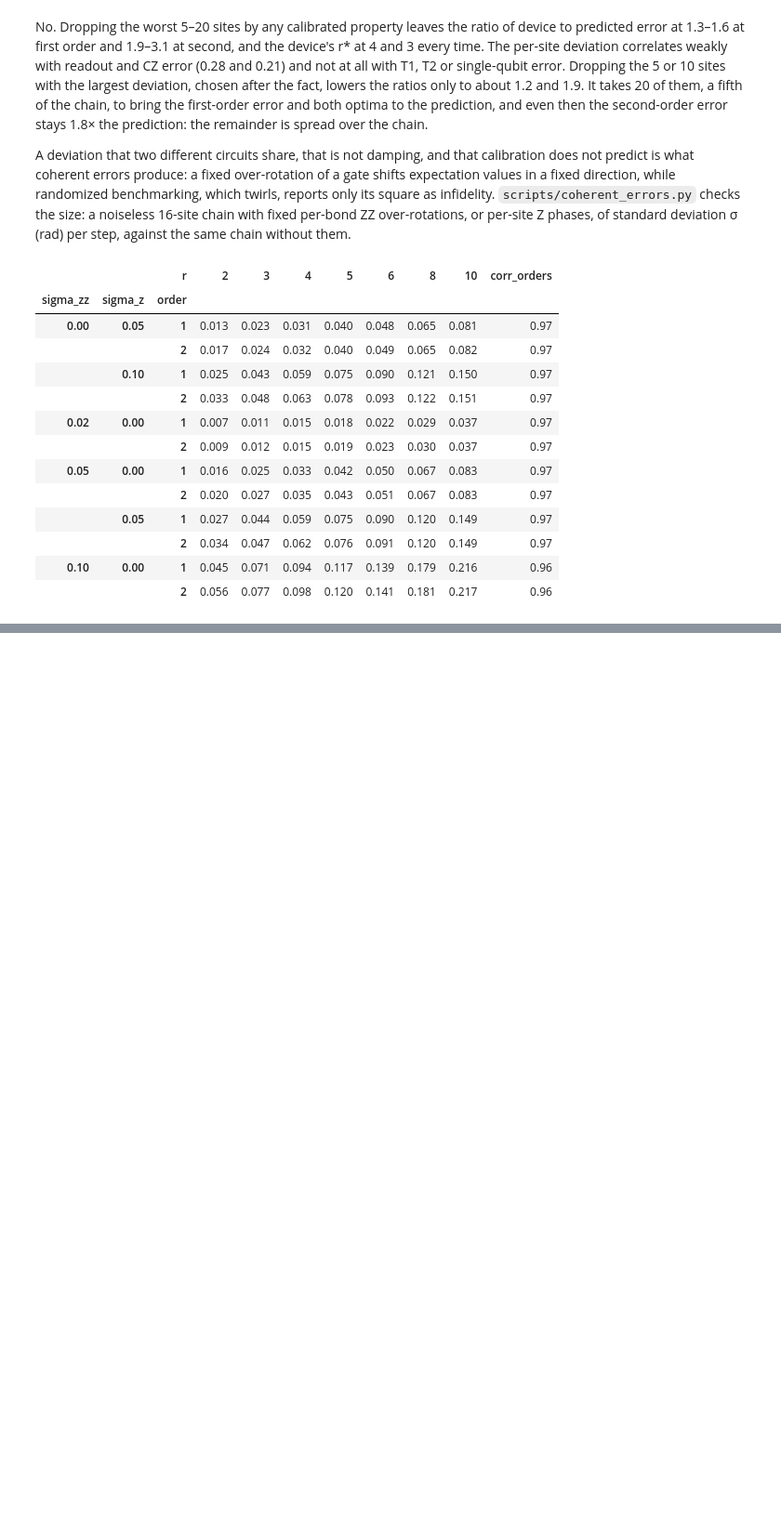
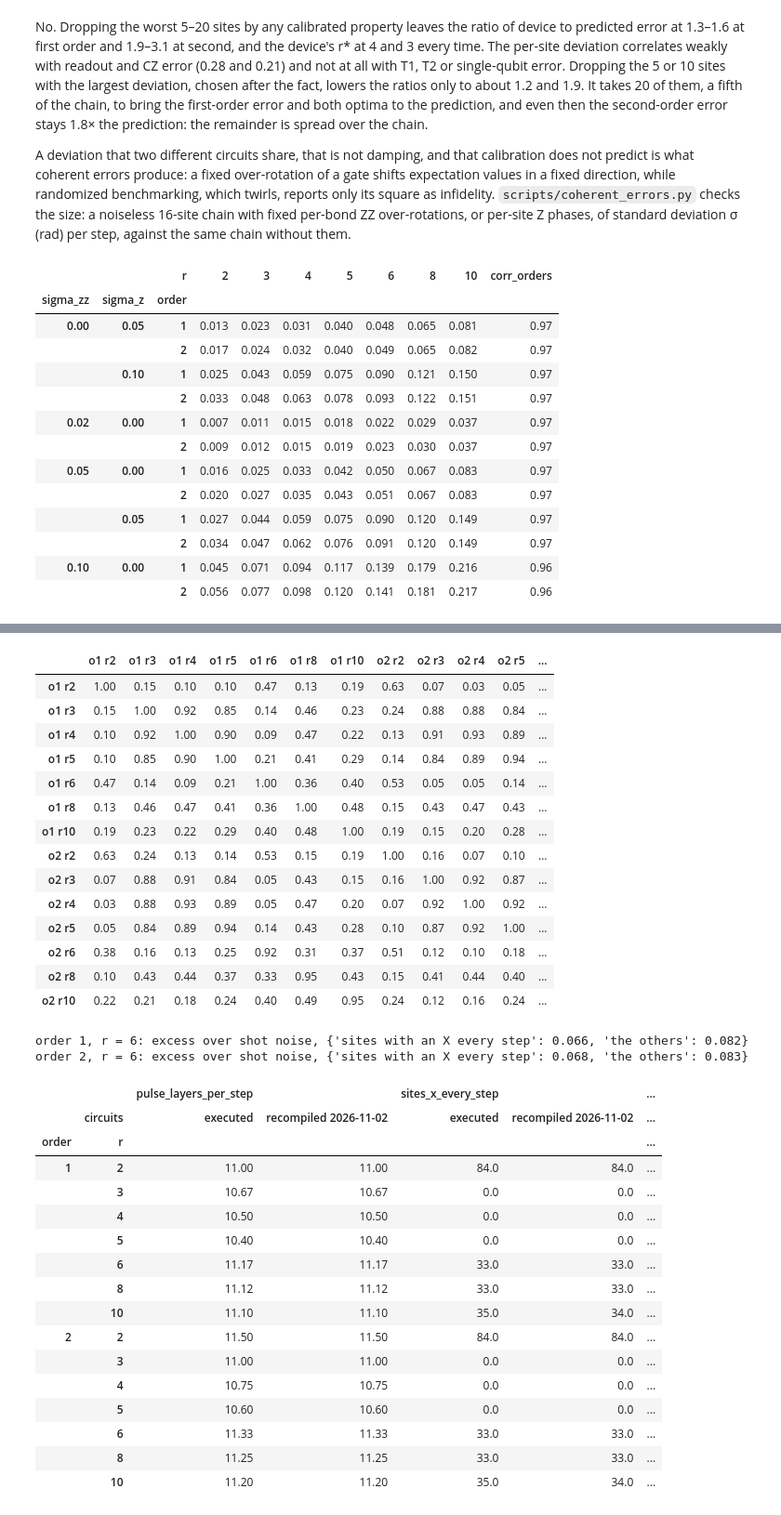
Before and after one commit to jayhsu0627/qtrotter, a Jupyter notebook: notebooks/trotter_under_noise.ipynb, the cells around one changed output, grey strips where cells are left out. Shown at 93% size. Cells and saved outputs as stored; diff of their text form; code cells hidden in the pictures; blank space fills up the shorter version.

```diff
--- a/notebooks/trotter_under_noise.ipynb
+++ b/notebooks/trotter_under_noise.ipynb
@@ -1612,0 +1608,50 @@ idle phases, are the natural next test; it would take another device run.
+# %%
+labels = [f"o{o} r{r}" for o, r in dev_minus_pred.index]
+display(pd.DataFrame(np.corrcoef(dev_minus_pred.to_numpy()), index=labels, columns=labels).round(2))
+compiled = pd.read_csv(ROOT / "results/hardware_long_layered_compiled.csv")
+x_sites = pd.read_csv(ROOT / "results/hardware_long_layered_compiled_sites.csv").set_index(["order", "r", "site"]).x
+var_w = wide(lay_flat, "hardware", "std") ** 2
+for order in (1, 2):
+    every = set(x_sites.loc[(order, 6)][lambda x: x >= 5].index)
+    touch = [k for k in dev_minus_pred.columns if sites(k) & every]
+    rest = [k for k in dev_minus_pred.columns if not sites(k) & every]
+    excess = {name: np.sqrt(max((dev_minus_pred.loc[(order, 6), cols] ** 2 - var_w.loc[(order, 6), cols]).mean(), 0))
+              for name, cols in (("sites with an X every step", touch), ("the others", rest))}
+    print(f"order {order}, r = 6: excess over shot noise,", {k: round(float(v), 3) for k, v in excess.items()})
+compiled.pivot_table(index=["order", "r"], columns="circuits",
+                     values=["x", "sites_x_every_step", "pulse_layers_per_step"]).round(2)
+# %% [output]
+|  | o1 r2 | o1 r3 | o1 r4 | o1 r5 | o1 r6 | o1 r8 | o1 r10 | o2 r2 | o2 r3 | o2 r4 | o2 r5 | ... |
+| o1 r2 | 1.00 | 0.15 | 0.10 | 0.10 | 0.47 | 0.13 | 0.19 | 0.63 | 0.07 | 0.03 | 0.05 | ... |
+| o1 r3 | 0.15 | 1.00 | 0.92 | 0.85 | 0.14 | 0.46 | 0.23 | 0.24 | 0.88 | 0.88 | 0.84 | ... |
+| o1 r4 | 0.10 | 0.92 | 1.00 | 0.90 | 0.09 | 0.47 | 0.22 | 0.13 | 0.91 | 0.93 | 0.89 | ... |
+| o1 r5 | 0.10 | 0.85 | 0.90 | 1.00 | 0.21 | 0.41 | 0.29 | 0.14 | 0.84 | 0.89 | 0.94 | ... |
+| o1 r6 | 0.47 | 0.14 | 0.09 | 0.21 | 1.00 | 0.36 | 0.40 | 0.53 | 0.05 | 0.05 | 0.14 | ... |
+| o1 r8 | 0.13 | 0.46 | 0.47 | 0.41 | 0.36 | 1.00 | 0.48 | 0.15 | 0.43 | 0.47 | 0.43 | ... |
+| o1 r10 | 0.19 | 0.23 | 0.22 | 0.29 | 0.40 | 0.48 | 1.00 | 0.19 | 0.15 | 0.20 | 0.28 | ... |
+| o2 r2 | 0.63 | 0.24 | 0.13 | 0.14 | 0.53 | 0.15 | 0.19 | 1.00 | 0.16 | 0.07 | 0.10 | ... |
+| o2 r3 | 0.07 | 0.88 | 0.91 | 0.84 | 0.05 | 0.43 | 0.15 | 0.16 | 1.00 | 0.92 | 0.87 | ... |
+| o2 r4 | 0.03 | 0.88 | 0.93 | 0.89 | 0.05 | 0.47 | 0.20 | 0.07 | 0.92 | 1.00 | 0.92 | ... |
+| o2 r5 | 0.05 | 0.84 | 0.89 | 0.94 | 0.14 | 0.43 | 0.28 | 0.10 | 0.87 | 0.92 | 1.00 | ... |
+| o2 r6 | 0.38 | 0.16 | 0.13 | 0.25 | 0.92 | 0.31 | 0.37 | 0.51 | 0.12 | 0.10 | 0.18 | ... |
+| o2 r8 | 0.10 | 0.43 | 0.44 | 0.37 | 0.33 | 0.95 | 0.43 | 0.15 | 0.41 | 0.44 | 0.40 | ... |
+| o2 r10 | 0.22 | 0.21 | 0.18 | 0.24 | 0.40 | 0.49 | 0.95 | 0.24 | 0.12 | 0.16 | 0.24 | ... |
+order 1, r = 6: excess over shot noise, {'sites with an X every step': 0.066, 'the others': 0.082}
+order 2, r = 6: excess over shot noise, {'sites with an X every step': 0.068, 'the others': 0.083}
+|  |  | pulse_layers_per_step |  | sites_x_every_step |  | ... |
+|  | circuits | executed | recompiled 2026-11-02 | executed | recompiled 2026-11-02 | ... |
+| order | r |  |  |  |  | ... |
+| 1 | 2 | 11.00 | 11.00 | 84.0 | 84.0 | ... |
+|  | 3 | 10.67 | 10.67 | 0.0 | 0.0 | ... |
+|  | 4 | 10.50 | 10.50 | 0.0 | 0.0 | ... |
+|  | 5 | 10.40 | 10.40 | 0.0 | 0.0 | ... |
+|  | 6 | 11.17 | 11.17 | 33.0 | 33.0 | ... |
+|  | 8 | 11.12 | 11.12 | 33.0 | 33.0 | ... |
+|  | 10 | 11.10 | 11.10 | 35.0 | 34.0 | ... |
+| 2 | 2 | 11.50 | 11.50 | 84.0 | 84.0 | ... |
+|  | 3 | 11.00 | 11.00 | 0.0 | 0.0 | ... |
+|  | 4 | 10.75 | 10.75 | 0.0 | 0.0 | ... |
+|  | 5 | 10.60 | 10.60 | 0.0 | 0.0 | ... |
+|  | 6 | 11.33 | 11.33 | 33.0 | 33.0 | ... |
+|  | 8 | 11.25 | 11.25 | 33.0 | 33.0 | ... |
+|  | 10 | 11.20 | 11.20 | 35.0 | 34.0 | ... |
```
Also changed, not shown: parts of 11 cells of this notebook, 3 other files.
